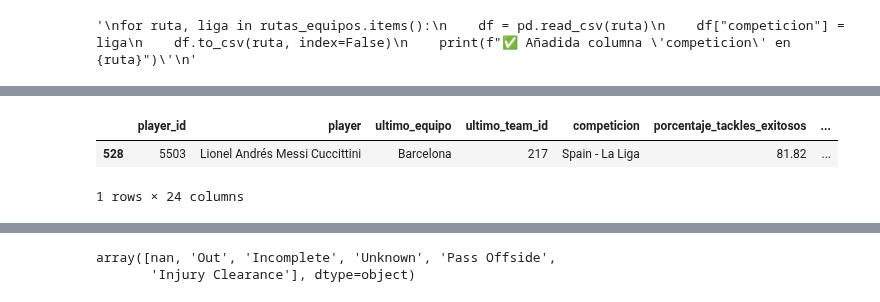
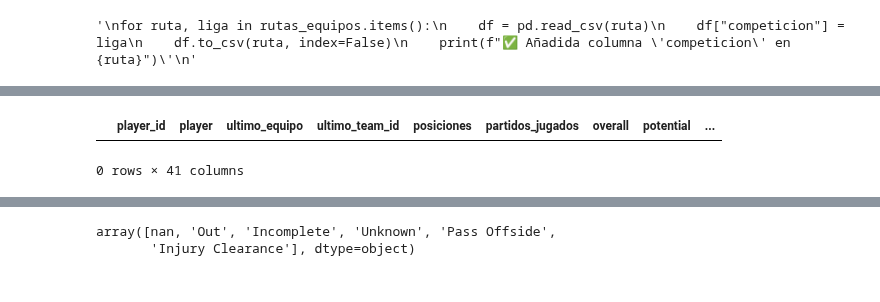
Before and after one commit to Germiprogramer/TFG-Agente-de-Scouting, a Jupyter notebook: datos_estadisticas.ipynb, the cells around one changed output, grey strips where cells are left out. Cells and saved outputs as stored; diff of their text form; code cells hidden in the pictures.

Commit message:
estadisticas premier

```diff
--- a/datos_estadisticas.ipynb
+++ b/datos_estadisticas.ipynb
@@ -57,0 +56,2 @@ ligas_16 = pd.concat([laliga_16, bundesliga_16, premierleague_16, seriea_16, lig
+# %%
+liga = premierleague_16
@@ -208,5 +189,6 @@ def guardar_eventos_por_partido(match_ids, carpeta_salida="eventos_guardados"):
-# %%
-df = df_filtrado[df_filtrado['competicion'] == 'Spain - La Liga']
+# %%
+player = 'Eden Hazard'
+goalkeeper = 'David de Gea Quintana'
 # %%
 df_tackles = porcentaje_tackles_exitosos_por_jugador(df_eventos, df)
 # %% [output]
@@ -371,11 +356,10 @@ df
 # %%
 df = estadisticas_pases_por_jugador(df_eventos, df)
 # %%
-df[df['player'] == 'Lionel Andrés Messi Cuccittini']
+df[df['player'] == player]
 # %% [output]
-|  | player_id | player | ultimo_equipo | ultimo_team_id | competicion | porcentaje_tackles_exitosos | ... |
-| 528 | 5503 | Lionel Andrés Messi Cuccittini | Barcelona | 217 | Spain - La Liga | 81.82 | ... |
+|  | player_id | player | ultimo_equipo | ultimo_team_id | posiciones | partidos_jugados | overall | potential | ... |
-1 rows × 24 columns
+0 rows × 41 columns
 # %%
 df = estadisticas_pases_avanzadas_por_jugador(df_eventos, df)
 # %%
```
Also changed, not shown: parts of 50 cells of this notebook, 3 other files.
